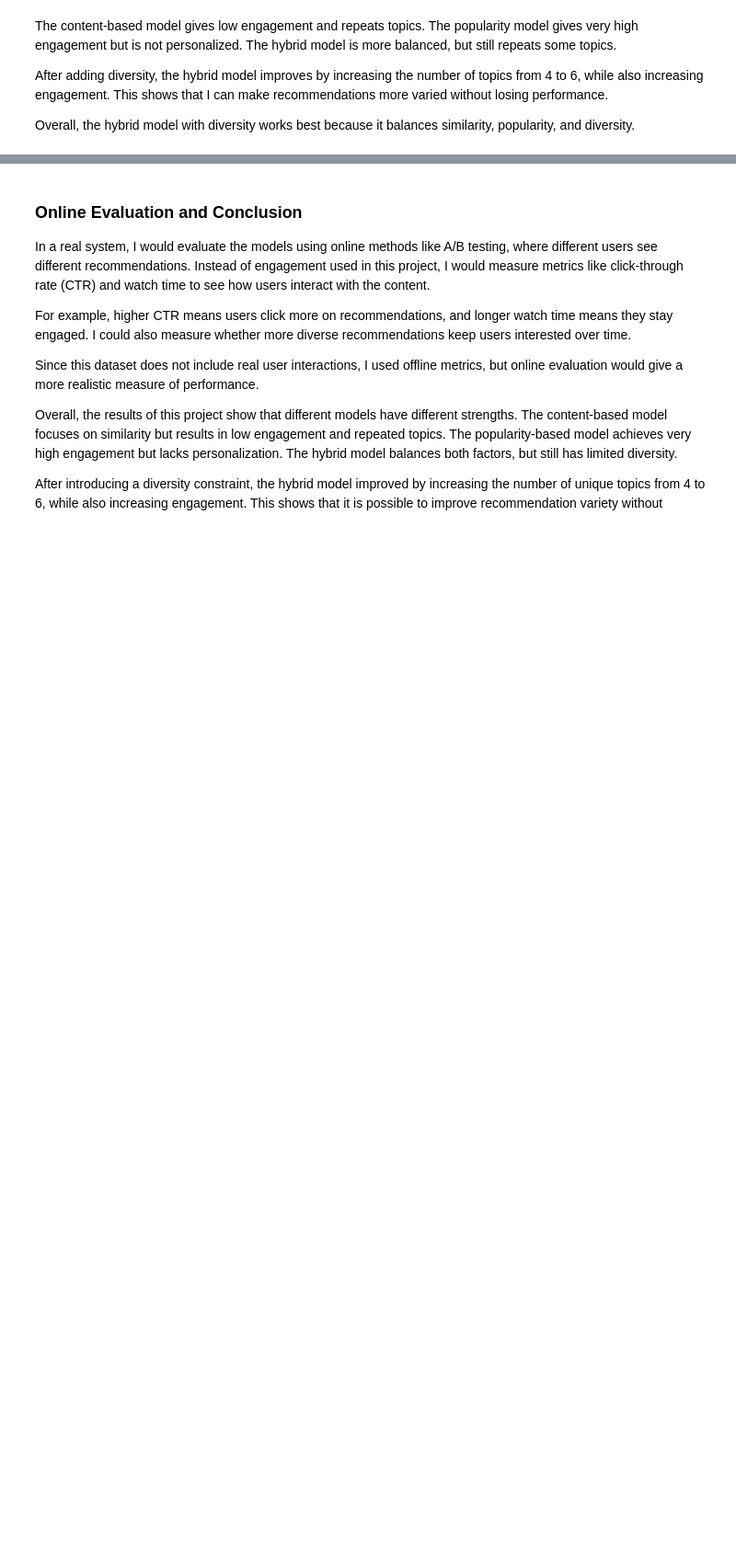
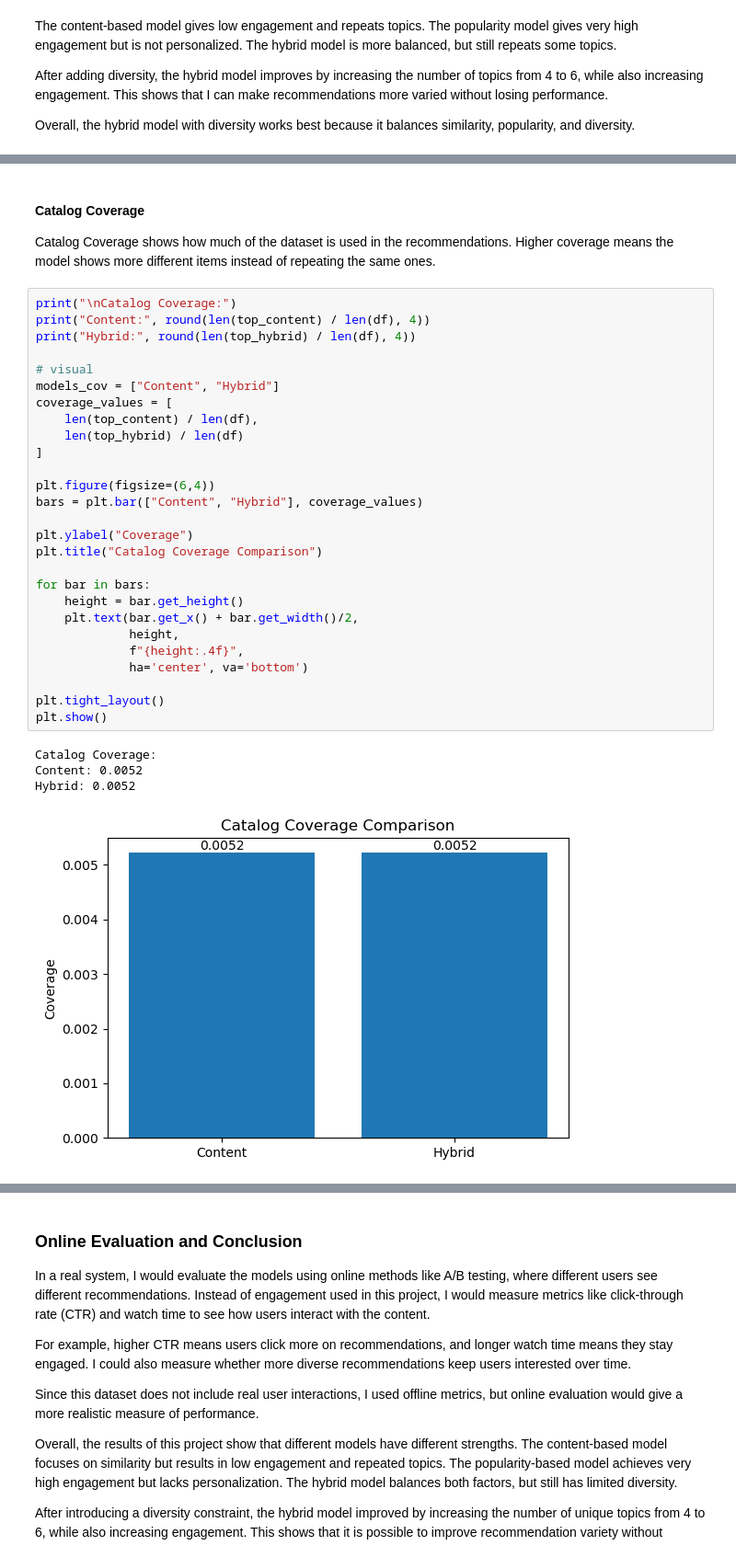
Before and after one commit to Yedzinovich/ds-small-projects, a Jupyter notebook: Data-612/project-4.ipynb, the cells around one changed output, grey strips where cells are left out. Shown at 92% size. Drawn from its saved outputs; the diff is of its cells as text; blank space fills up the shorter version.

```diff
--- a/Data-612/project-4.ipynb
+++ b/Data-612/project-4.ipynb
@@ -587,0 +636,35 @@ Overall, the hybrid model with diversity works best because it balances similari
+# %% [markdown]
+#### Catalog Coverage
+Catalog Coverage shows how much of the dataset is used in the recommendations. Higher coverage means the model shows more different items instead of repeating the same ones.
+# %%
+print("\nCatalog Coverage:")
+print("Content:", round(len(top_content) / len(df), 4))
+print("Hybrid:", round(len(top_hybrid) / len(df), 4))
+
+# visual
+models_cov = ["Content", "Hybrid"]
+coverage_values = [
+    len(top_content) / len(df),
+    len(top_hybrid) / len(df)
+]
+
+plt.figure(figsize=(6,4))
+bars = plt.bar(["Content", "Hybrid"], coverage_values)
+
+plt.ylabel("Coverage")
+plt.title("Catalog Coverage Comparison")
+
+for bar in bars:
+    height = bar.get_height()
+    plt.text(bar.get_x() + bar.get_width()/2,
+             height,
+             f"{height:.4f}",
+             ha='center', va='bottom')
+
+plt.tight_layout()
+plt.show()
+# %% [output]
+Catalog Coverage:
+Content: 0.0052
+Hybrid: 0.0052
+[figure, added]
```
Also changed, not shown: parts of 6 cells of this notebook.
